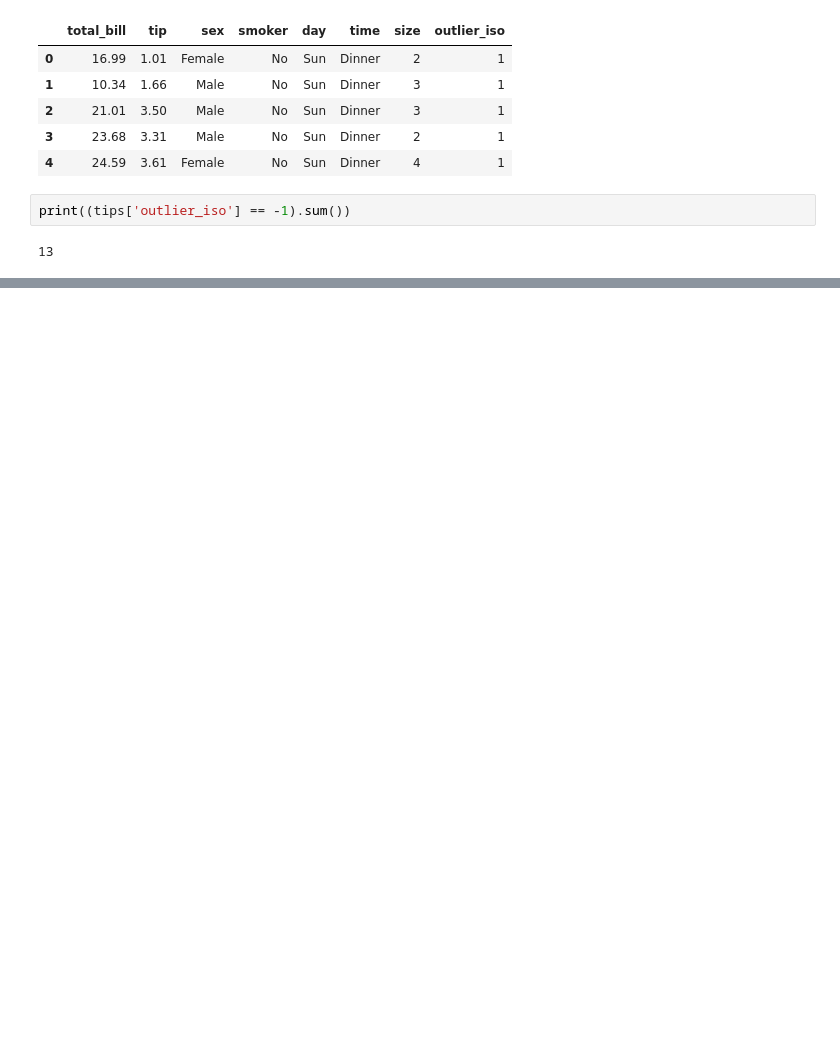
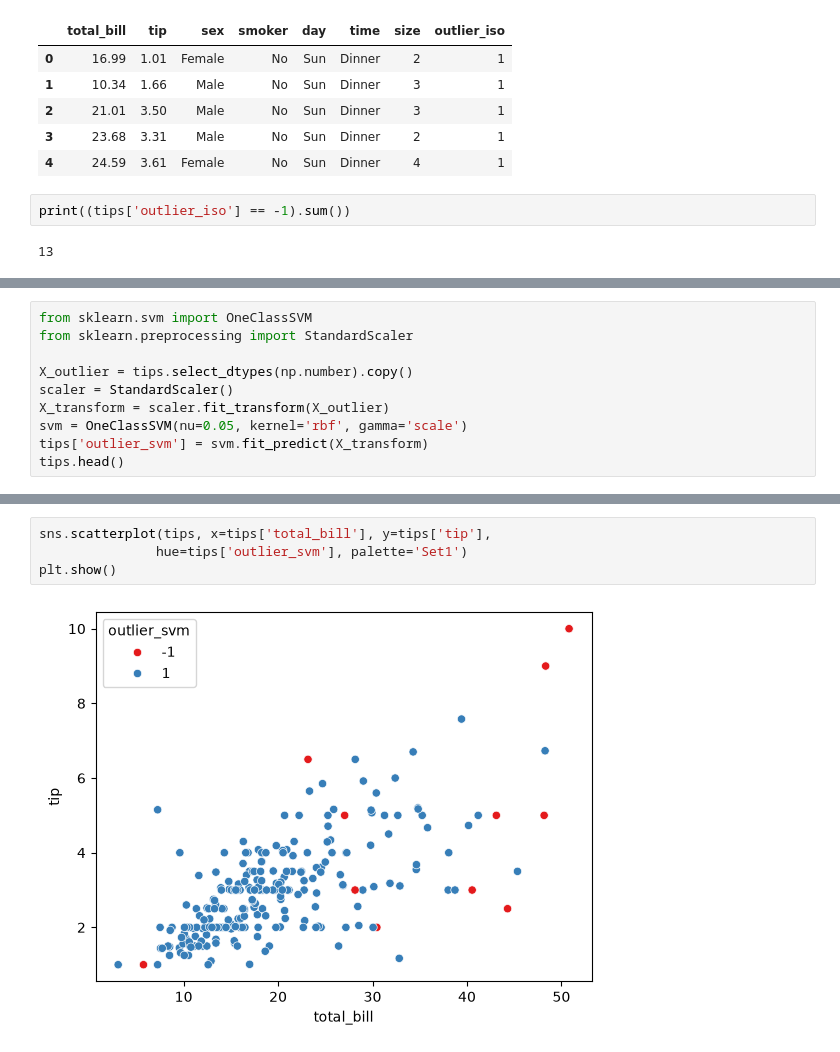
Before and after one commit to UFAC-SI/tesi1-26, a Jupyter notebook: notebooks/pre-processamento-avancado.ipynb, the cells around one changed output, grey strips where cells are left out. Saved outputs shown, nothing was run; the diff lists cells and outputs as text; blank space fills up the shorter version.

```diff
--- a/notebooks/pre-processamento-avancado.ipynb
+++ b/notebooks/pre-processamento-avancado.ipynb
@@ -89,0 +106,10 @@ plt.show()
+# %%
+from sklearn.svm import OneClassSVM
+from sklearn.preprocessing import StandardScaler
+
+X_outlier = tips.select_dtypes(np.number).copy()
+scaler = StandardScaler()
+X_transform = scaler.fit_transform(X_outlier)
+svm = OneClassSVM(nu=0.05, kernel='rbf', gamma='scale')
+tips['outlier_svm'] = svm.fit_predict(X_transform)
+tips.head()
@@ -89,0 +123,6 @@ plt.show()
+# %%
+sns.scatterplot(tips, x=tips['total_bill'], y=tips['tip'],
+               hue=tips['outlier_svm'], palette='Set1')
+plt.show()
+# %% [output]
+[figure, added]
```
Also changed, not shown: parts of 11 cells of this notebook.
